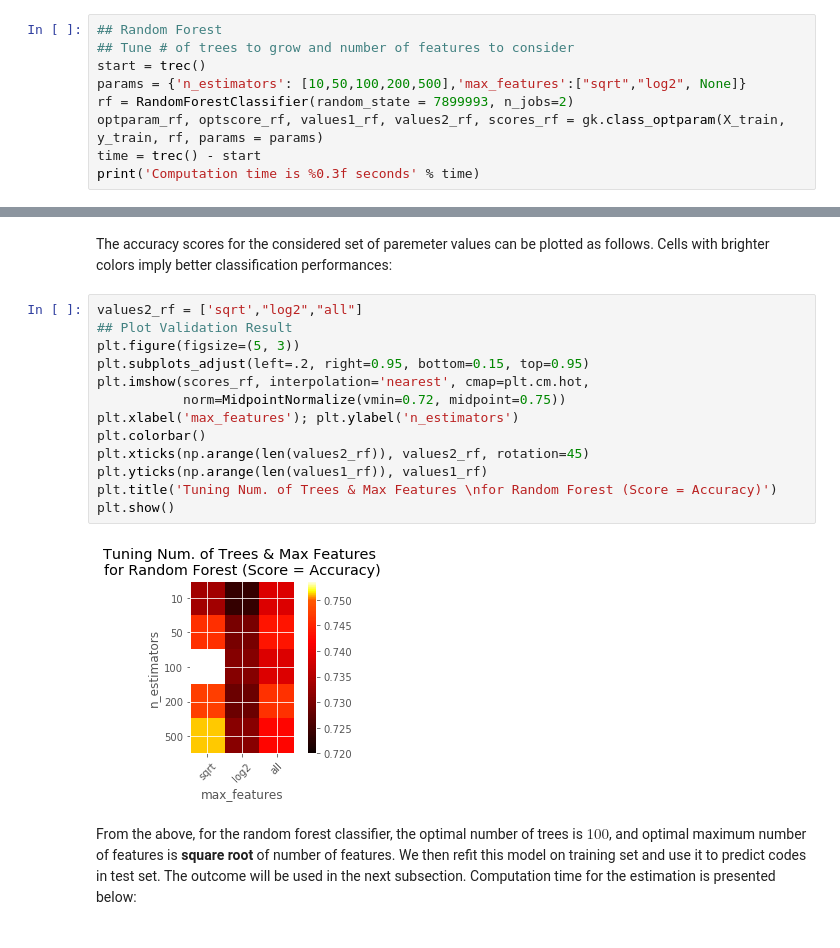
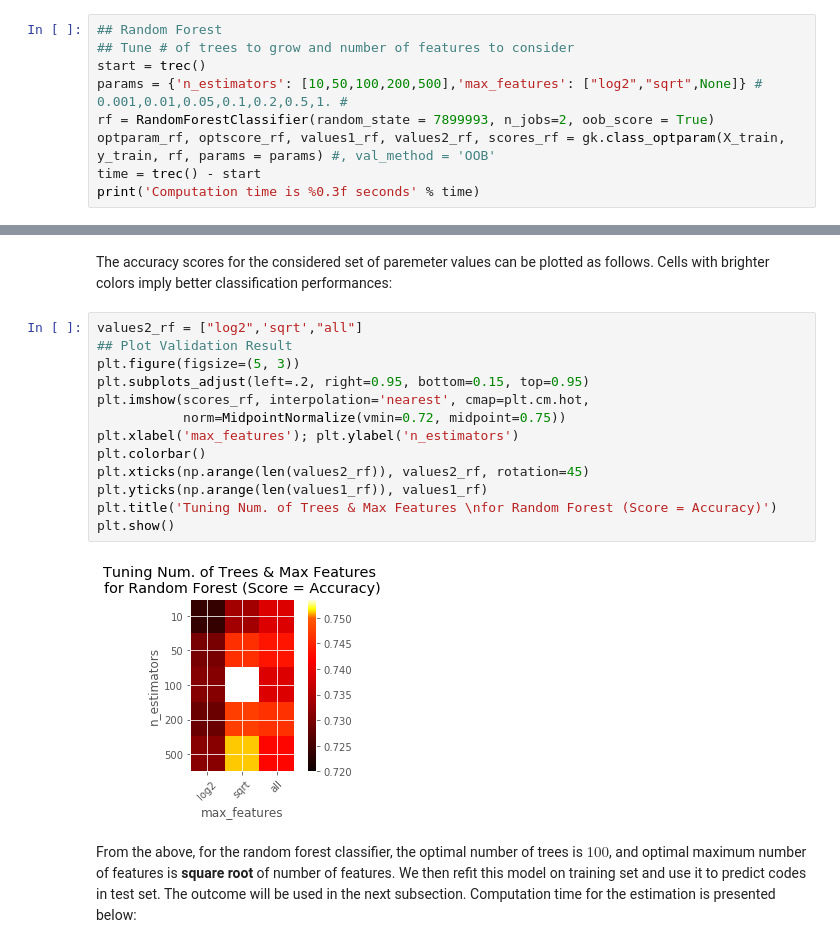
Before and after one commit to gentok/Political_Headlines_Project, a Jupyter notebook: notebooks/STA208_Supervised_Learning.ipynb, the cells around one changed output, grey strips where cells are left out. Cells and saved outputs as stored; diff of their text form.

```diff
--- a/notebooks/STA208_Supervised_Learning.ipynb
+++ b/notebooks/STA208_Supervised_Learning.ipynb
@@ -481,9 +475,9 @@ The code and computation time for the optimization is shown as follows:
 ## Random Forest
 ## Tune # of trees to grow and number of features to consider
 start = trec()
-params = {'n_estimators': [10,50,100,200,500],'max_features':["sqrt","log2", None]}
-rf = RandomForestClassifier(random_state = 7899993, n_jobs=2)
-optparam_rf, optscore_rf, values1_rf, values2_rf, scores_rf = gk.class_optparam(X_train, y_train, rf, params = params)
+params = {'n_estimators': [10,50,100,200,500],'max_features': ["log2","sqrt",None]} # 0.001,0.01,0.05,0.1,0.2,0.5,1. #
+rf = RandomForestClassifier(random_state = 7899993, n_jobs=2, oob_score = True)
+optparam_rf, optscore_rf, values1_rf, values2_rf, scores_rf = gk.class_optparam(X_train, y_train, rf, params = params) #, val_method = 'OOB'
 time = trec() - start
 print('Computation time is %0.3f seconds' % time)
 # %% [output]
@@ -505,20 +499,20 @@ The corresponding accuracy score is 0.75375
 # %% [markdown]
 The accuracy scores for the considered set of paremeter values can be plotted as follows. Cells with brighter colors imply better classification performances:
 # %%
-values2_rf = ['sqrt',"log2","all"]
+values2_rf = ["log2",'sqrt',"all"]
 ## Plot Validation Result
 plt.figure(figsize=(5, 3))
 plt.subplots_adjust(left=.2, right=0.95, bottom=0.15, top=0.95)
 plt.imshow(scores_rf, interpolation='nearest', cmap=plt.cm.hot,
            norm=MidpointNormalize(vmin=0.72, midpoint=0.75))
 plt.xlabel('max_features'); plt.ylabel('n_estimators')
 plt.colorbar()
 plt.xticks(np.arange(len(values2_rf)), values2_rf, rotation=45)
 plt.yticks(np.arange(len(values1_rf)), values1_rf)
 plt.title('Tuning Num. of Trees & Max Features \nfor Random Forest (Score = Accuracy)')
 plt.show()
 # %% [output]
-[figure, old version]
+[figure, new version]
 # %% [markdown]
 From the above, for the random forest classifier, the optimal number of trees is $100$, and optimal maximum number of features is **square root** of number of features. We then refit this model on training set and use it to predict codes in test set. The outcome will be used in the next subsection. Computation time for the estimation is presented below:
 # %%
```
Also changed, not shown: parts of 27 cells of this notebook, 3 other files.
